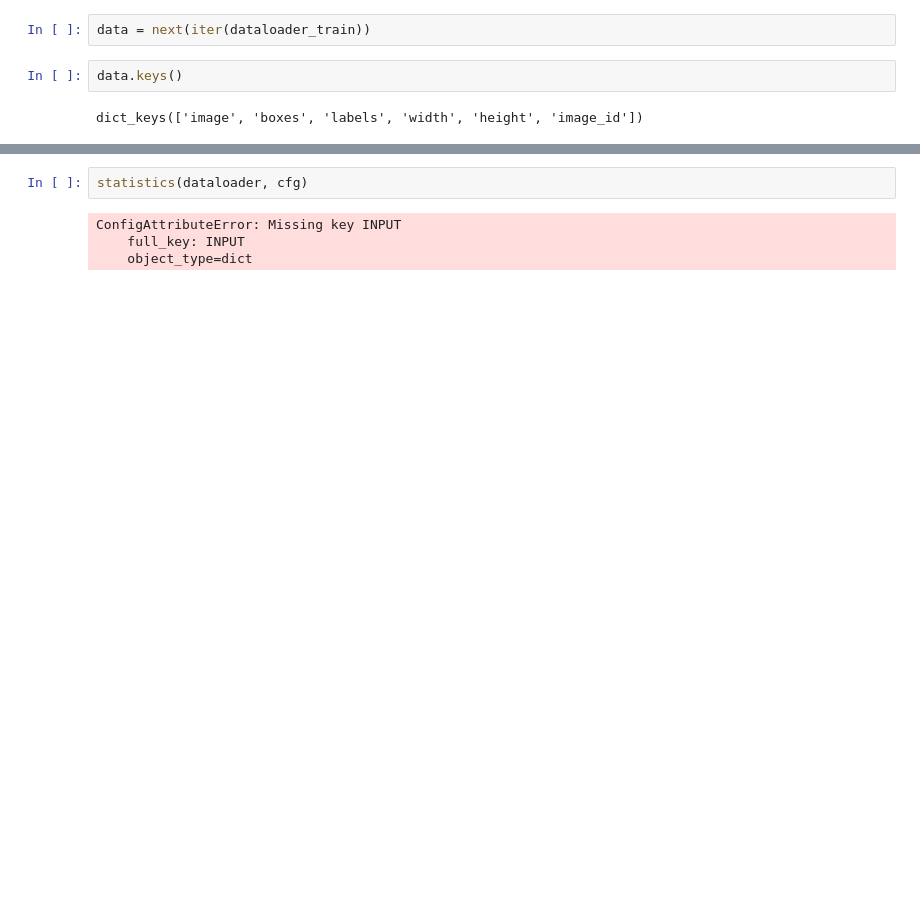
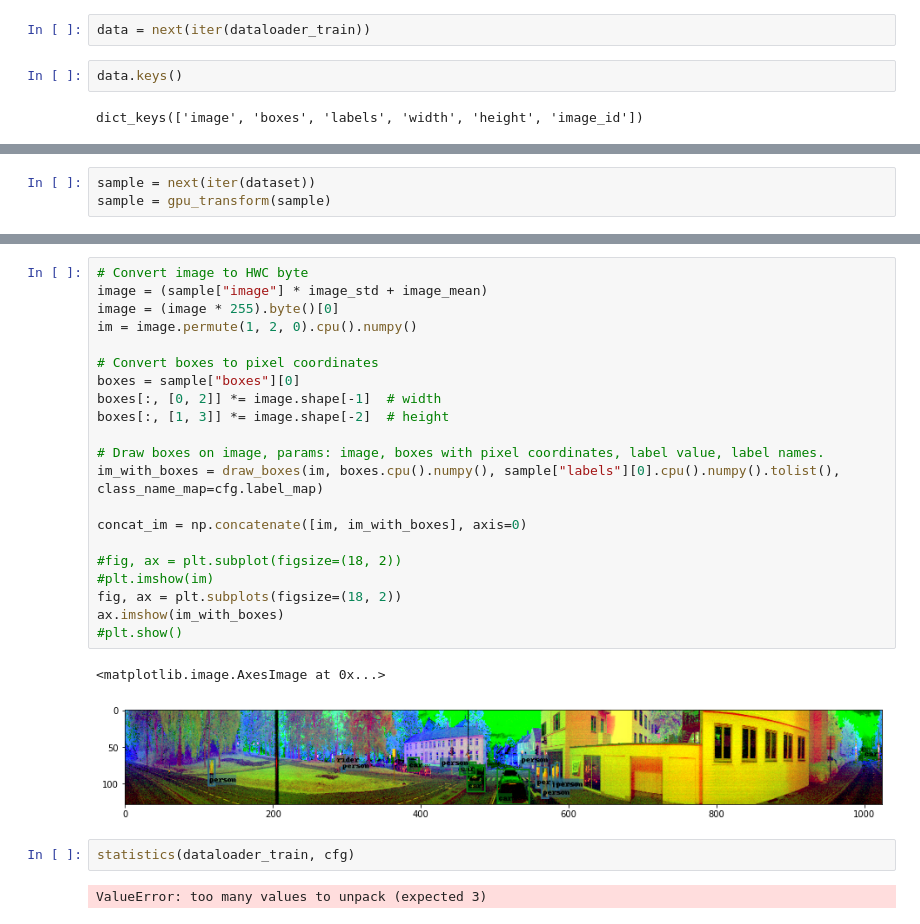
Before and after one commit to mariueng/computer-vision-and-deep-learning, a Jupyter notebook: src/SSD/notebooks/eda.ipynb, the cells around one changed output, grey strips where cells are left out. Saved outputs shown, nothing was run; the diff lists cells and outputs as text; blank space fills up the shorter version.

```diff
--- a/src/SSD/notebooks/eda.ipynb
+++ b/src/SSD/notebooks/eda.ipynb
@@ -75,0 +109,3 @@ ax.imshow(img.permute(1, 2, 0), cmap="gray")
+# %%
+sample = next(iter(dataset))
+sample = gpu_transform(sample)
@@ -76,6 +125,28 @@ ax.imshow(img.permute(1, 2, 0), cmap="gray")
+# %%
+# Convert image to HWC byte
+image = (sample["image"] * image_std + image_mean)
+image = (image * 255).byte()[0]
+im = image.permute(1, 2, 0).cpu().numpy()
+
+# Convert boxes to pixel coordinates
+boxes = sample["boxes"][0]
+boxes[:, [0, 2]] *= image.shape[-1]  # width
+boxes[:, [1, 3]] *= image.shape[-2]  # height
+
+# Draw boxes on image, params: image, boxes with pixel coordinates, label value, label names.
+im_with_boxes = draw_boxes(im, boxes.cpu().numpy(), sample["labels"][0].cpu().numpy().tolist(), class_name_map=cfg.label_map)
+
+concat_im = np.concatenate([im, im_with_boxes], axis=0)
+
+#fig, ax = plt.subplot(figsize=(18, 2))
+#plt.imshow(im)
+fig, ax = plt.subplots(figsize=(18, 2))
+ax.imshow(im_with_boxes)
+#plt.show()
+# %% [output]
+<matplotlib.image.AxesImage at 0x...>
+[figure, added]
 # %%
-statistics(dataloader, cfg)
+statistics(dataloader_train, cfg)
 # %% [output]
-ConfigAttributeError: Missing key INPUT
-    full_key: INPUT
-    object_type=dict
+ValueError: too many values to unpack (expected 3)
```
Also changed, not shown: parts of 9 cells of this notebook.
